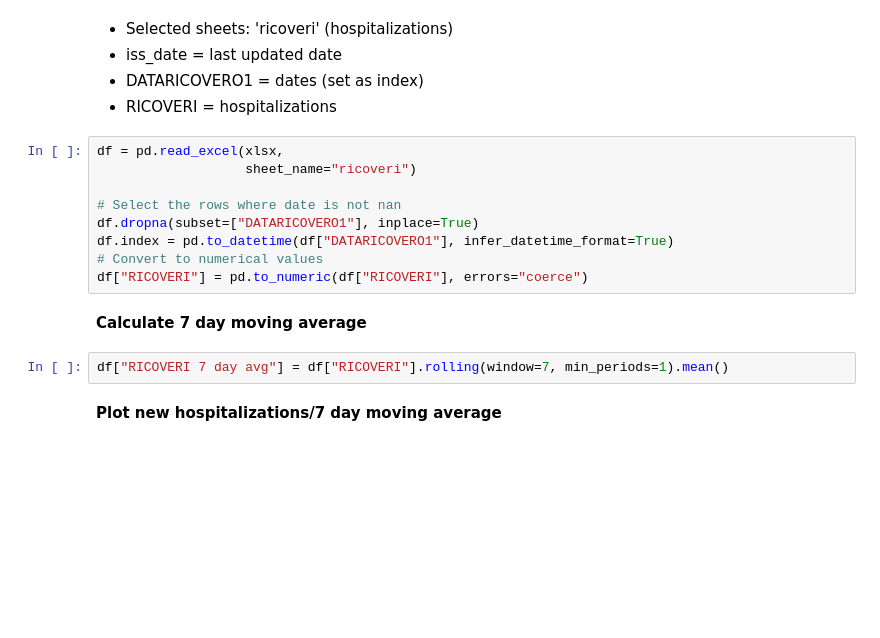
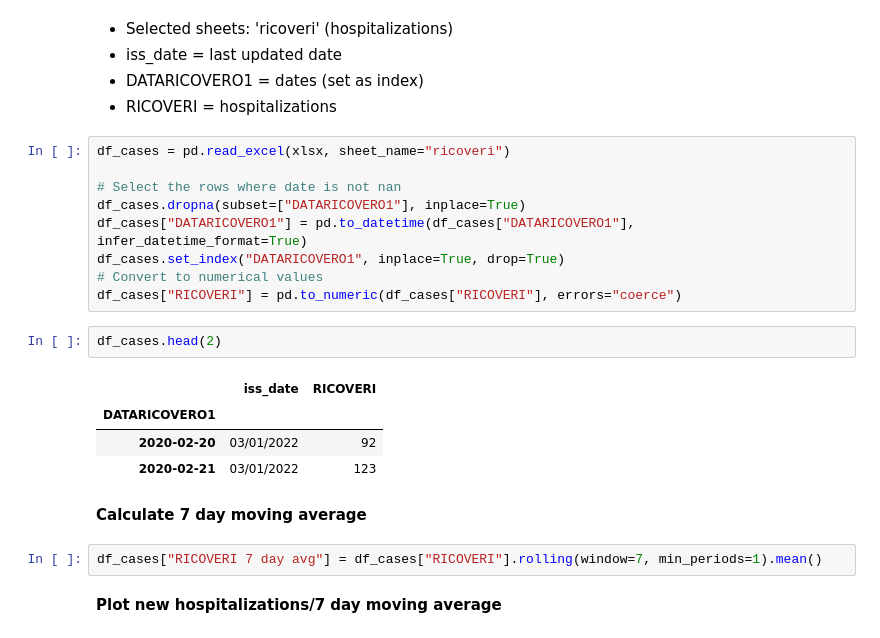
Before and after one commit to enricocid/python-scientific-exercises, a Jupyter notebook: cov_it_1.ipynb, the cells around one changed output. Saved outputs shown, nothing was run; the diff lists cells and outputs as text; blank space fills up the shorter version.

```diff
--- a/cov_it_1.ipynb
+++ b/cov_it_1.ipynb
@@ -23,18 +23,25 @@ print(xlsx.sheet_names)
 - DATARICOVERO1 = dates (set as index)
 - RICOVERI = hospitalizations
 # %%
-df = pd.read_excel(xlsx,
-                   sheet_name="ricoveri")
+df_cases = pd.read_excel(xlsx, sheet_name="ricoveri")
 
 # Select the rows where date is not nan
-df.dropna(subset=["DATARICOVERO1"], inplace=True)
-df.index = pd.to_datetime(df["DATARICOVERO1"], infer_datetime_format=True)
+df_cases.dropna(subset=["DATARICOVERO1"], inplace=True)
+df_cases["DATARICOVERO1"] = pd.to_datetime(df_cases["DATARICOVERO1"], infer_datetime_format=True)
+df_cases.set_index("DATARICOVERO1", inplace=True, drop=True)
 # Convert to numerical values
-df["RICOVERI"] = pd.to_numeric(df["RICOVERI"], errors="coerce")
+df_cases["RICOVERI"] = pd.to_numeric(df_cases["RICOVERI"], errors="coerce")
+# %%
+df_cases.head(2)
+# %% [output]
+|  | iss_date | RICOVERI |
+| DATARICOVERO1 |  |  |
+| 2020-02-20 | 03/01/2022 | 92 |
+| 2020-02-21 | 03/01/2022 | 123 |
 # %% [markdown]
 **Calculate 7 day moving average**
 # %%
-df["RICOVERI 7 day avg"] = df["RICOVERI"].rolling(window=7, min_periods=1).mean()
+df_cases["RICOVERI 7 day avg"] = df_cases["RICOVERI"].rolling(window=7, min_periods=1).mean()
 # %% [markdown]
 **Plot new hospitalizations/7 day moving average**
 # %%
```
Also changed, not shown: parts of 8 cells of this notebook, 1 other file.
